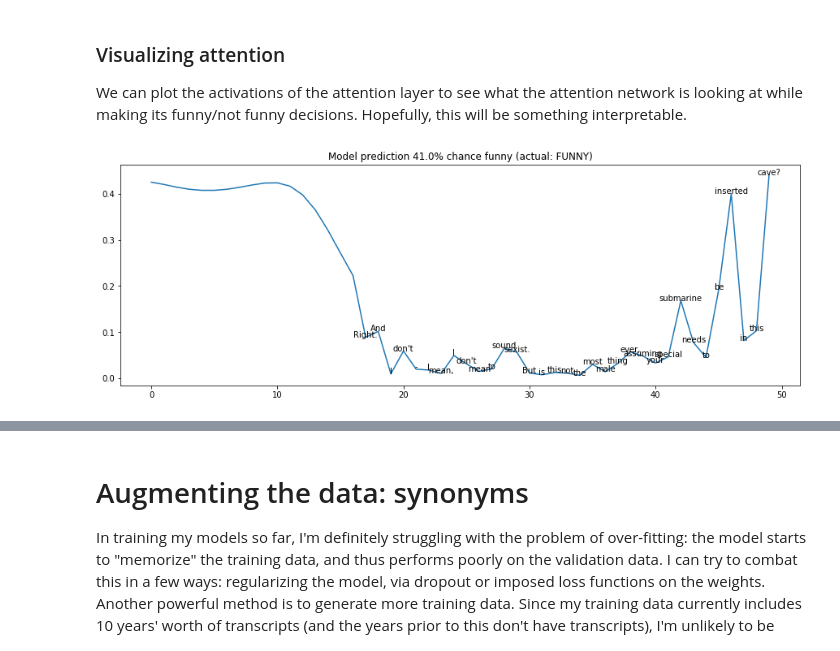
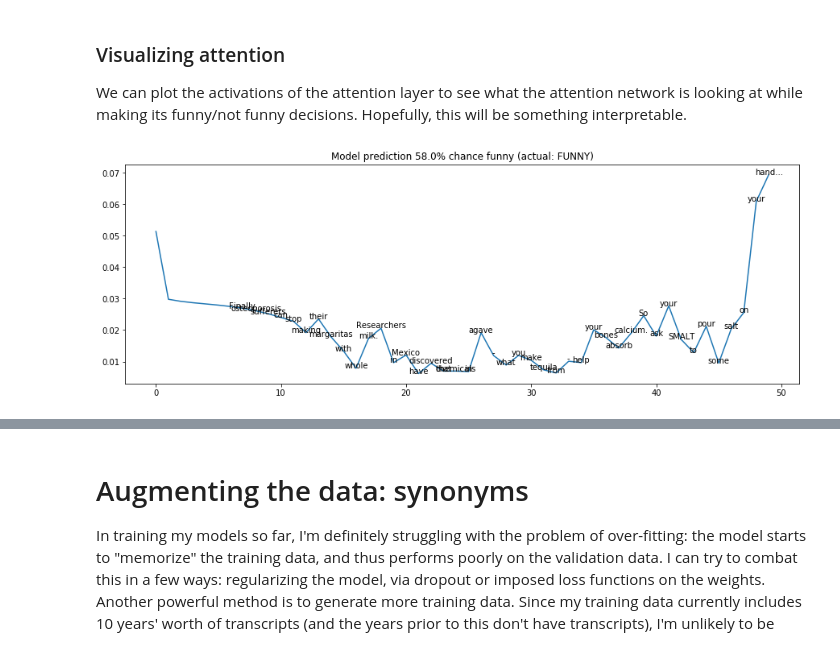
Before and after one commit to coraames/WaitWait, a Jupyter notebook: WWDA Predicting Humor.ipynb, the cells around one changed output, grey strips where cells are left out. Drawn from its saved outputs; the diff is of its cells as text; code cells hidden in the pictures.

```diff
--- a/WWDA Predicting Humor.ipynb
+++ b/WWDA Predicting Humor.ipynb
@@ -956,5 +832,5 @@ def Process_data(lines_df,val_lines_df, min_words=20,
 # %%
-x_train,x_train_encoded,y_train,x_val,x_val_encoded,y_val,embedding_matrix = Process_data(lines_df,val_lines_df,min_words=20)
+x_train,x_train_encoded,y_train,x_val,x_val_encoded,y_val,x_test,x_test_encoded,y_test,embedding_matrix = Process_data(lines_df,min_words=5)
 # %% [output]
 Indexing word vectors.
 Found 400000 word vectors.
@@ -1263,29 +1212,3 @@ def generate_attention_model(num_recurrent=64,drop_prob=.2):
               metrics=['acc'])
 
     return model
-# %%
-num_recurrent=32
-drop_prob = 0.4
-early_stopping = EarlyStopping(monitor='val_loss',patience = 2, restore_best_weights=True)
-
-model = generate_attention_model(num_recurrent=num_recurrent,drop_prob = drop_prob)
-model.summary()
-start = time.time()
-history = model.fit(x=[x_train_encoded],
-              y=y_train,
-              batch_size=64,
-              epochs=30,
-              shuffle=True,
-              validation_data = ([x_val_encoded],y_val),
-              callbacks=[early_stopping],
-              verbose=1,
-             )
-end = time.time()
-print(f'Run time is {(end-start)/60} mins')
-print(f'Model validation loss is {model.evaluate([x_val_encoded],y_val)[0]}')
-
-# Plot the performance
-plt.plot(history.history['loss'],'.-')
-plt.plot(history.history['val_loss'],'.-')
-plt.plot(best_attn_history.history['loss'],'.-')
-plt.plot(best_attn_history.history['val_loss'],'.-')
@@ -1312,10 +1263,6 @@ Model validation loss is 0.45958432894770146
 # %%
-best_attn_model = model
-best_attn_history = history
 best_attn_model.summary()
-print(f'Best attention model validation loss is {best_attn_model.evaluate([x_val_encoded],y_val)[0]*100}')
-plt.plot(best_attn_history.history['loss'])
-plt.plot(best_attn_history.history['val_loss'])
+print(f'Best attention model validation loss is {best_attn_model.evaluate([x_val_encoded],y_val)[0]}')
 # %% [output]
 __________________________________________________________________________________________________
 Layer (type)                    Output Shape         Param #     Connected to
@@ -1342,7 +1287,7 @@ We can plot the activations of the attention layer to see what the attention net
 # %%
 # Function which runs the model up to the attention layer, then outputs the activation of that layer
 # https://keras.io/getting-started/faq/#how-can-i-obtain-the-output-of-an-intermediate-layer
-Attn_output = K.function([model.layers[0].input],[model.get_layer('Attention').output])
+Attn_output = K.function([best_attn_model.layers[0].input],[best_attn_model.get_layer('Attention').output])
 
 def Plot_Validation_attention(val_idx):
     # Get the output of the attention layer
@@ -1365,6 +1310,6 @@ def Plot_Validation_attention(val_idx):
     else:
         plt.title(f'Model prediction {100*(prediction[0][0])//1}% chance funny (actual: NOT funny)')
 # %%
-Plot_Validation_attention(818)
+Plot_Validation_attention(2240)
 # %% [output]
-[figure, old version]
+[figure, new version]
```
Also changed, not shown: parts of 133 cells of this notebook.
